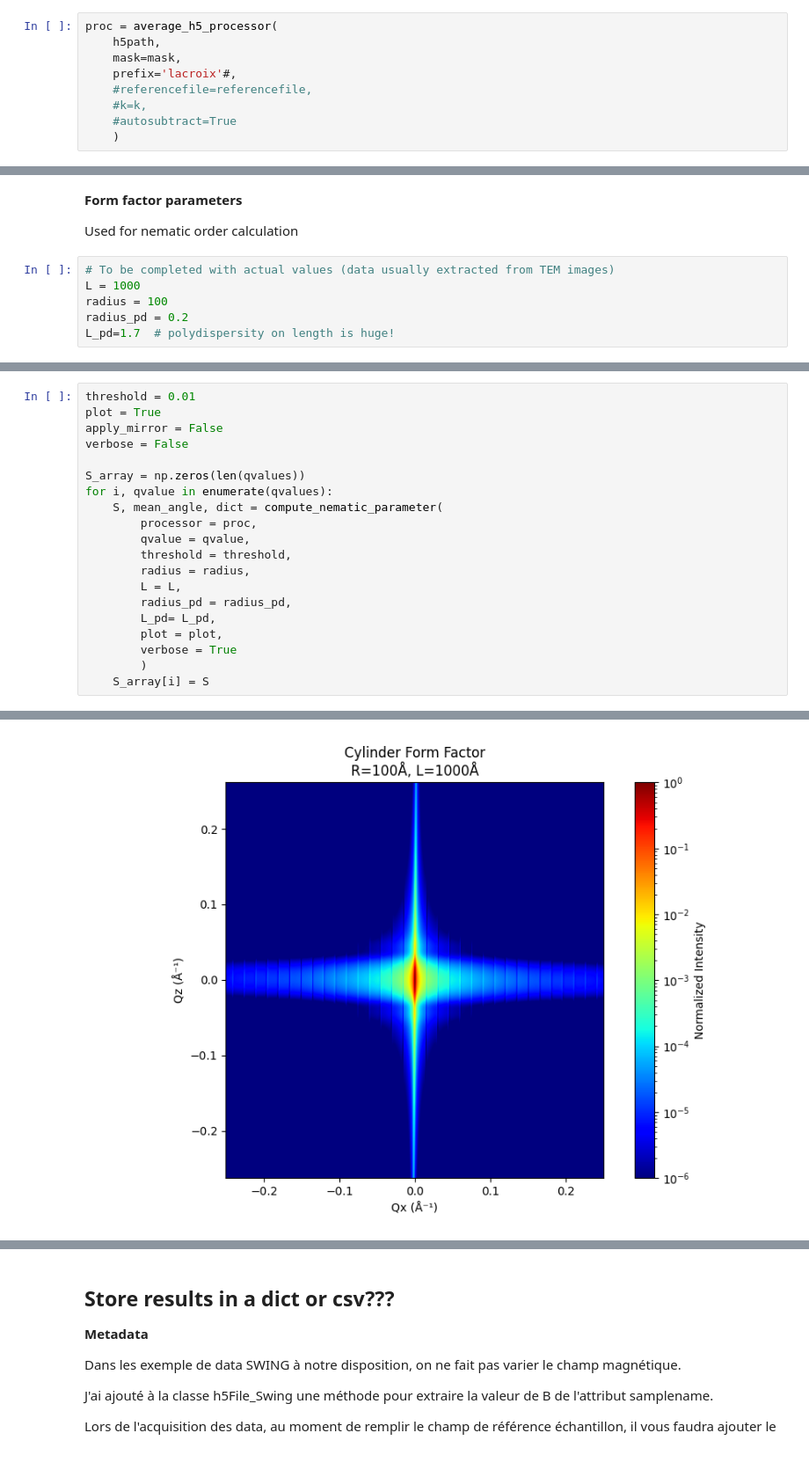
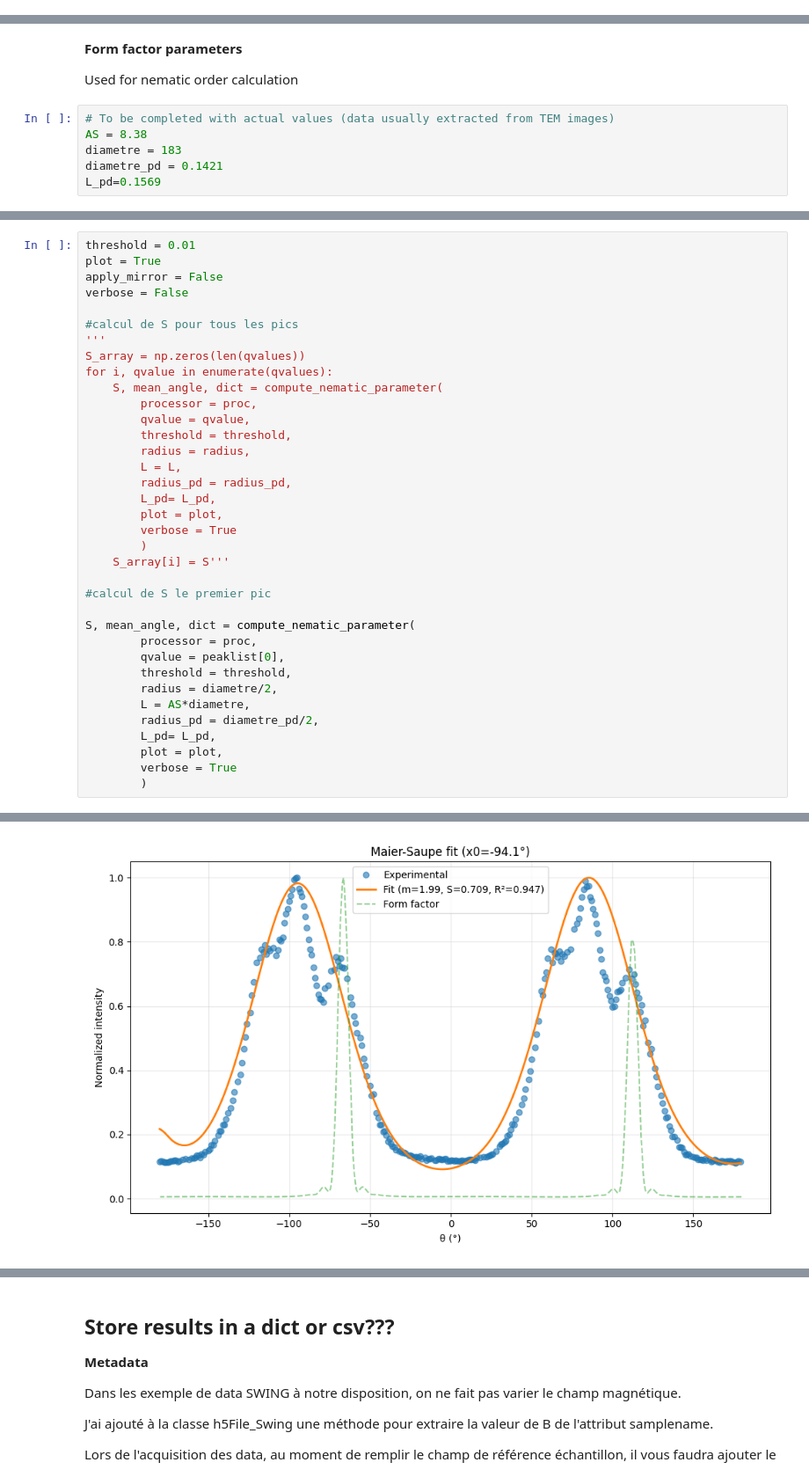
Before and after one commit to nicoratel/SAXSProcessor, a Jupyter notebook: Synchro_Emma.ipynb, the cells around one changed output, grey strips where cells are left out. Shown at 88% size. Drawn from its saved outputs; the diff is of its cells as text.

```diff
--- a/Synchro_Emma.ipynb
+++ b/Synchro_Emma.ipynb
@@ -40,11 +75,2 @@ plot_transmission_map(h5path, prefix='lacroix')
 # %% [markdown]
 **Create SAXSProcessor instance with average intensity**
-# %%
-proc = average_h5_processor(
-    h5path,
-    mask=mask,
-    prefix='lacroix'#,
-    #referencefile=referencefile,
-    #k=k,
-    #autosubtract=True
-    )
@@ -149,10 +161,10 @@ qvalues = peaklist
 Used for nematic order calculation
 # %%
 # To be completed with actual values (data usually extracted from TEM images)
-L = 1000
-radius = 100
-radius_pd = 0.2
-L_pd=1.7  # polydispersity on length is huge!
+AS = 8.38
+diametre = 183
+diametre_pd = 0.1421
+L_pd=0.1569
 # %% [markdown]
 **Nematic Order Calculation**
 
@@ -163,6 +175,8 @@ plot = True
 apply_mirror = False
 verbose = False
 
+#calcul de S pour tous les pics
+'''
 S_array = np.zeros(len(qvalues))
 for i, qvalue in enumerate(qvalues):
     S, mean_angle, dict = compute_nematic_parameter(
@@ -176,7 +190,21 @@ for i, qvalue in enumerate(qvalues):
         plot = plot,
         verbose = True
         )
-    S_array[i] = S
+    S_array[i] = S'''
+
+#calcul de S le premier pic
+
+S, mean_angle, dict = compute_nematic_parameter(
+        processor = proc,
+        qvalue = peaklist[0],
+        threshold = threshold,
+        radius = diametre/2,
+        L = AS*diametre,
+        radius_pd = diametre_pd/2,
+        L_pd= L_pd,
+        plot = plot,
+        verbose = True
+        )
 # %% [output]
 ============================================================
 Azimuthal profile completeness check:
@@ -209 +230 @@ Computing cylinder form factor...
-[figure, old version]
+[figure, new version]
```
Also changed, not shown: parts of 12 cells of this notebook, 7 other files.
